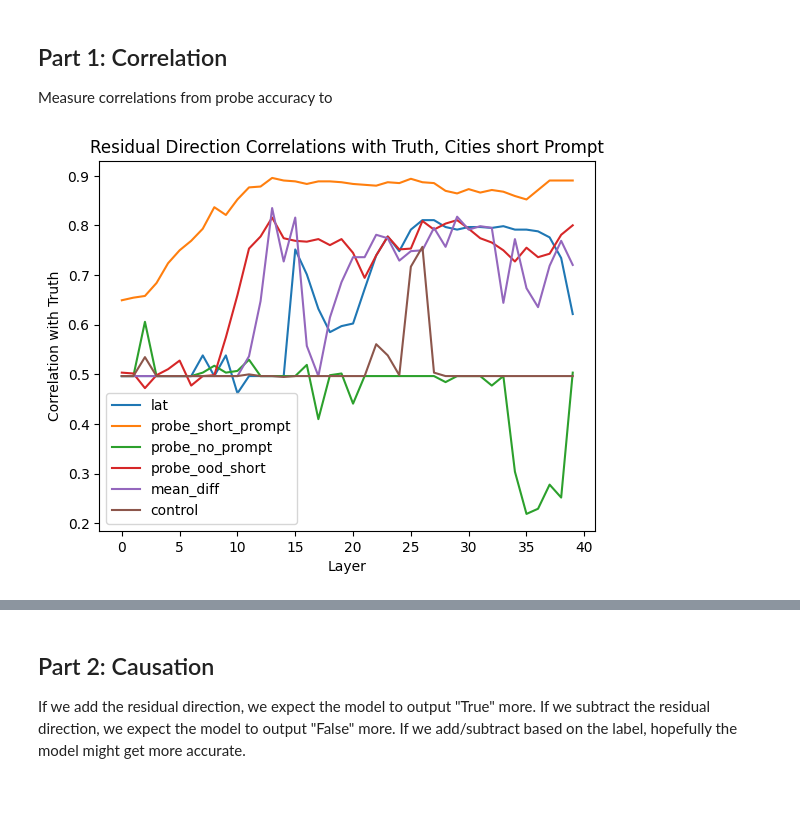
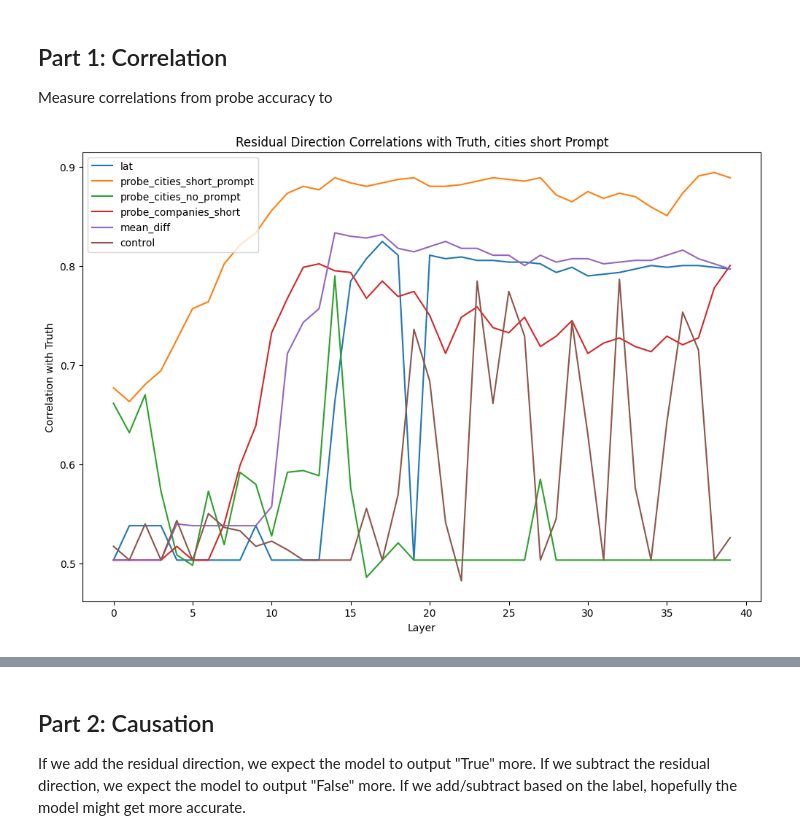
Before and after one commit to magikarp01/rep_control, a Jupyter notebook: rep_testing.ipynb, the cells around one changed output, grey strips where cells are left out. Drawn from its saved outputs; the diff is of its cells as text; code cells hidden in the pictures; blank space fills up the shorter version.

Commit message:
Got good LAT results on correlation

```diff
--- a/rep_testing.ipynb
+++ b/rep_testing.ipynb
@@ -229,3 +229,26 @@ Human: In one word, please tell me if the following is true or false.
 Answer 'True' if it is true and 'False' if it is false.
 
 Assistant:
+# %%
+prompt_type = "honest"
+neg_ood_split_name = "neg_companies"
+neg_ood_data_rows = [row for row in dataset["combined"] if row['dataset'] == neg_ood_split_name]
+neg_ood_labels = []
+neg_ood_texts = []
+for i, row in enumerate(neg_ood_data_rows):
+    statement = row["claim"]
+    neg_ood_labels.append(row['label'])
+    if prompt_type == "honest":
+        text = create_prompt(statement, prompt_mode="honest")
+    elif prompt_type == "short":
+        text = create_prompt_short(statement, prompt=True)
+    elif prompt_type == "no":
+        text = create_prompt_short(statement, prompt=False)
+    neg_ood_texts.append(text)
+
+print(text)
+
+neg_ood_cache, neg_ood_clean_probs = store_cache_and_outputs(neg_ood_texts, neg_ood_labels)
+
+with open(f"truthfulness_dirs/13b_{neg_ood_split_name}_{prompt_type}_prompt_cache_info.pkl", "wb") as f:
+    pickle.dump([neg_ood_cache, neg_ood_clean_probs, neg_ood_labels], f)
@@ -232,5 +270,5 @@ Assistant:
 # %%
-with open("truthfulness_dirs/train_short_prompt_cache_info.pkl", "rb") as f:
+with open("truthfulness_dirs/train_cache_info.pkl", "rb") as f:
     train_cache, train_clean_probs, train_labels = pickle.load(f)
 
 with open("truthfulness_dirs/test_cache_info.pkl", "rb") as f:
@@ -250,7 +288,7 @@ In this section, we load:
 For your own run, replace the paths to directions. (Probes can be trained two cells below)
 # %%
 # LAT representations
-with open(f"truthfulness_dirs/activations_lat_cities_llama13b_chat.pkl", "rb") as f:
+with open(f"truthfulness_dirs/activations_lat_cities_llama13b_chat_truthful_2048.pkl", "rb") as f:
     lat_dir = pickle.load(f)
 lat_dir[-40] = np.zeros_like(lat_dir[-39])
 lat_dirs = {l: lat_dir[l-n_layers][0] for l in range(n_layers)}
@@ -560,7 +598,7 @@ with open("truthfulness_dirs/13b_companies_short_prompt_modelact.pkl", "rb") as
     ood_short_modelact = pickle.load(f)
 ood_short_probe_dirs = {l: ood_short_modelact.probes["resid_post"][l].coef_.squeeze() for l in range(n_layers)}
 
-with open(f"truthfulness_dirs/activations_lat_cities_llama13b_chat.pkl", "rb") as f:
+with open(f"truthfulness_dirs/activations_lat_cities_llama13b_chat_truthful_2048.pkl", "rb") as f:
     lat_dir = pickle.load(f)
 lat_dir[-40] = np.zeros_like(lat_dir[-39])
 lat_dirs = {l: lat_dir[l-n_layers][0] for l in range(n_layers)}
@@ -577,15 +615,18 @@ for layer in range(n_layers):
             false_acts.append(train_cache[layer][i])
     mean_diff_dirs[layer] = (np.mean(np.stack(true_acts), axis=0) - np.mean(np.stack(false_acts), axis=0)).squeeze()
 
-control_resid_dirs = {l: np.ones(shape=(d_model)) for l in range(n_layers)}
+# control_resid_dirs = {l: np.ones(shape=(d_model)) for l in range(n_layers)}
+control_resid_dirs = {l: np.random.rand(d_model) for l in range(n_layers)}
 
-correlation_dirs = {"lat": lat_dirs, "probe_short_prompt": short_probe_dirs, "probe_no_prompt": no_probe_dirs, "probe_ood_short": ood_short_probe_dirs, "mean_diff": mean_diff_dirs, "control": control_resid_dirs}
+correlation_dirs = {"lat": lat_dirs, "probe_cities_short_prompt": short_probe_dirs, "probe_cities_no_prompt": no_probe_dirs, "probe_companies_short": ood_short_probe_dirs, "mean_diff": mean_diff_dirs, "control": control_resid_dirs}
 # %%
 prompt_type = "short"
 
 with open(f"truthfulness_dirs/test_{prompt_type}_prompt_cache_info.pkl", "rb") as f:
     test_cache, test_clean_probs, test_labels = pickle.load(f)
-
+split_name = "cities"
+# with open(f"truthfulness_dirs/13b_{split_name}_{prompt_type}_prompt_cache_info.pkl", "rb") as f:
+#     test_cache, test_clean_probs, test_labels = pickle.load(f)
 
 from sklearn.metrics import accuracy_score
 from sklearn.linear_model import LogisticRegression
@@ -624,41 +665,42 @@ def get_baseline(direction, activations, labels, constrained=True):
     return m, b
 
 tune_baseline = True
+
+plt.figure(figsize=(12, 8))
 for direction_name in correlation_dirs.keys():
     accs = []
     for layer in range(n_layers):
 
         if tune_baseline:
-            m, b = get_baseline(correlation_dirs[direction_name][layer], train_cache[layer], train_labels, constrained=True)
+            m, b = get_baseline(correlation_dirs[direction_name][layer], test_cache[layer], test_labels, constrained=True)
         else:
             m = 1
             b = 0
 
         # if clf.coef_.item() < 0:
         #     print(f"Negative Coefficient at {layer=}, {direction_name=}")
 
         if direction_name == "probe_short_prompt":
             probe: LogisticRegression = short_modelact.probes["resid_post"][layer]
             pred_labels = get_pred_labels(probe, test_cache[layer], probe=True)
         elif direction_name == "probe_no_prompt":
             probe: LogisticRegression = no_modelact.probes["resid_post"][layer]
             pred_labels = get_pred_labels(probe, test_cache[layer], probe=True)
         elif direction_name == "probe_ood_short":
             probe: LogisticRegression = ood_short_modelact.probes["resid_post"][layer]
             pred_labels = get_pred_labels(probe, test_cache[layer], probe=True)
         else:
             pred_labels = get_pred_labels(correlation_dirs[direction_name][layer], test_cache[layer], baseline=(m, b))
-
         accs.append(accuracy_score(pred_labels, test_labels))
     plt.plot(range(n_layers), accs, label=direction_name)
 
-plt.title(f"Residual Direction Correlations with Truth, Cities {prompt_type} Prompt")
+plt.title(f"Residual Direction Correlations with Truth, {split_name} {prompt_type} Prompt")
 plt.xlabel("Layer")
 plt.ylabel("Correlation with Truth")
 plt.legend()
 plt.show()
 # %% [output]
-[figure, old version]
+[figure, new version]
 # %%
 modelact_test = ModelActsLargeSimple()
 modelact_test.load_cache_acts(test_cache, labels=test_labels, act_type="resid_post", seq_pos=-1)
```
Also changed, not shown: parts of 7 cells of this notebook, 1 other file.
